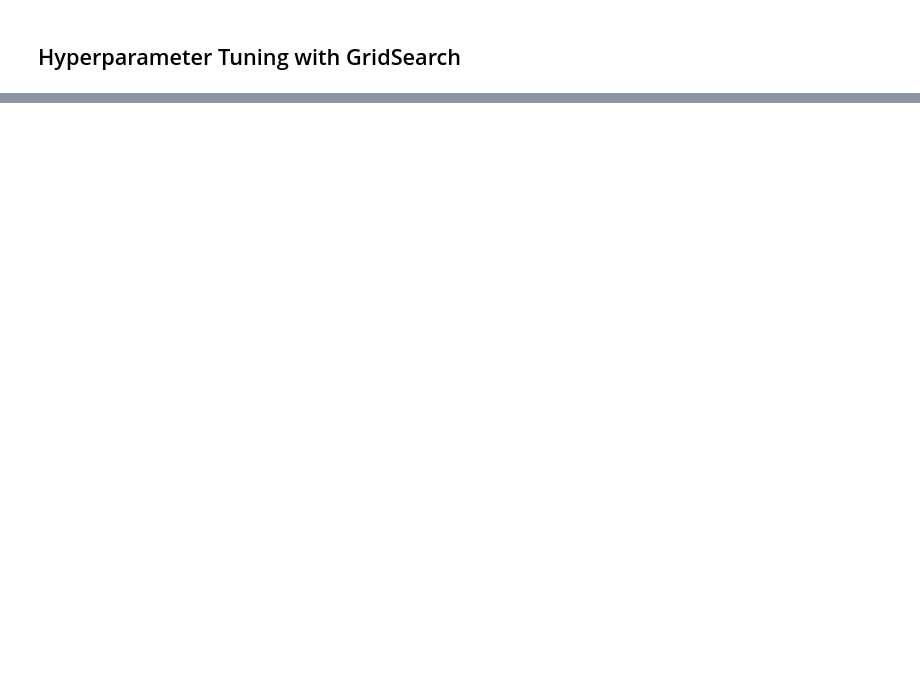
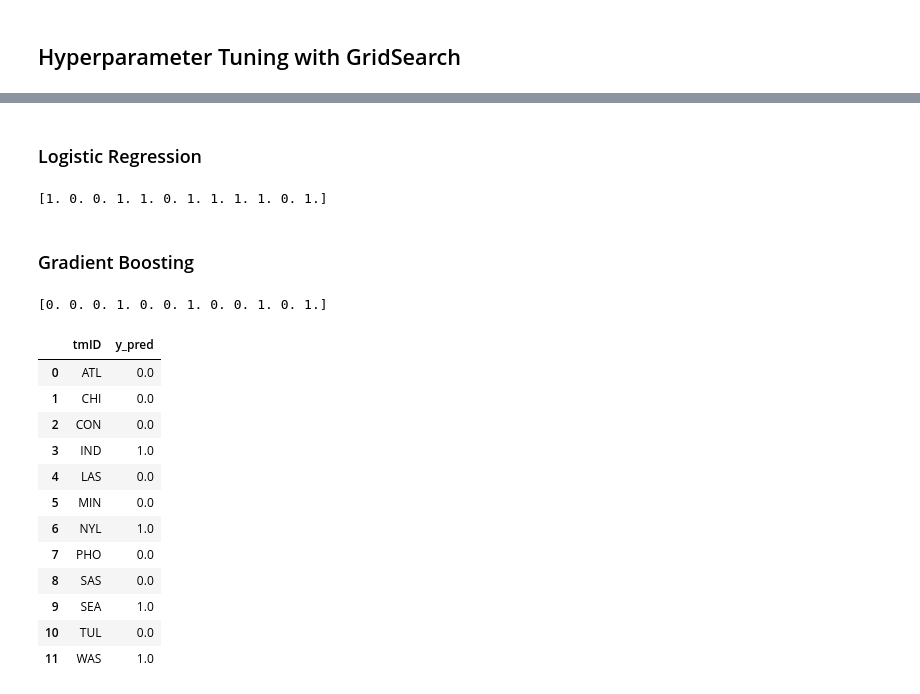
Before and after one commit to malu1608/AC, a Jupyter notebook: main.ipynb, the cells around one changed output, grey strips where cells are left out. Saved outputs shown, nothing was run; the diff lists cells and outputs as text; code cells hidden in the pictures; blank space fills up the shorter version.

```diff
--- a/main.ipynb
+++ b/main.ipynb
@@ -317,0 +373,6 @@ print(new_df['year'].unique())
+# %%
+# encoding categorical data
+from sklearn.preprocessing import LabelEncoder
+encoder = LabelEncoder()
+new_df['tmID'] = encoder.fit_transform(new_df['tmID'])
+#print(new_df['tmID'].unique())
@@ -515,0 +653,61 @@ Testing Year: 9
+# %% [markdown]
+### Logistic Regression
+# %%
+window_size = 5
+year = 11
+model = LogisticRegression()
+new_df_train = new_df[(new_df['year'] <= year - 1) & (new_df['year'] >= year - window_size)] #
+new_df_test = new_df[new_df['year'] == year]
+
+X_train = new_df_train.drop(['playoff'], axis=1)
+y_train = new_df_train['playoff']
+
+X_test = new_df_test.drop(['playoff'], axis=1)
+
+model.fit(X_train, y_train)
+#accuracy = model.score(X_test, y_test)
+y_pred = model.predict(X_test)
+print(y_pred)
+# %% [output]
+[1. 0. 0. 1. 1. 0. 1. 1. 1. 1. 0. 1.]
+# %% [markdown]
+### Gradient Boosting
+# %%
+window_size = 5
+year = 11
+model = GradientBoostingClassifier(n_estimators=100)
+new_df_train = new_df[(new_df['year'] <= year - 1) & (new_df['year'] >= year - window_size)] #
+new_df_test = new_df[new_df['year'] == year]
+
+X_train = new_df_train.drop(['playoff'], axis=1)
+y_train = new_df_train['playoff']
+
+X_test = new_df_test.drop(['playoff'], axis=1)
+
+model.fit(X_train, y_train)
+#accuracy = model.score(X_test, y_test)
+y_pred = model.predict(X_test)
+print(y_pred)
+# %% [output]
+[0. 0. 0. 1. 0. 0. 1. 0. 0. 1. 0. 1.]
+# %%
+results_year_11 = X_test.copy()
+results_year_11['y_pred'] = y_pred
+
+results_year_11['tmID'] = encoder.inverse_transform(results_year_11['tmID'])
+results_year_11 = results_year_11.groupby(['tmID']).agg({'y_pred': 'median'}).reset_index()
+results_year_11.tail(20)
+# %% [output]
+|  | tmID | y_pred |
+| 0 | ATL | 0.0 |
+| 1 | CHI | 0.0 |
+| 2 | CON | 0.0 |
+| 3 | IND | 1.0 |
+| 4 | LAS | 0.0 |
+| 5 | MIN | 0.0 |
+| 6 | NYL | 1.0 |
+| 7 | PHO | 0.0 |
+| 8 | SAS | 0.0 |
+| 9 | SEA | 1.0 |
+| 10 | TUL | 0.0 |
+| 11 | WAS | 1.0 |
```
Also changed, not shown: parts of 26 cells of this notebook, 4 other files.
